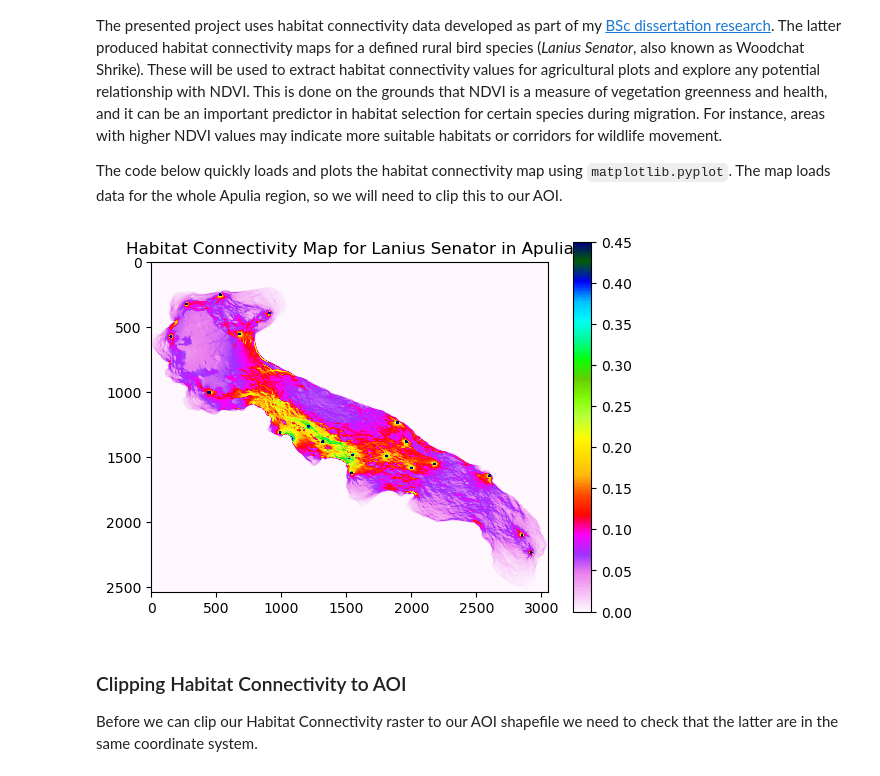
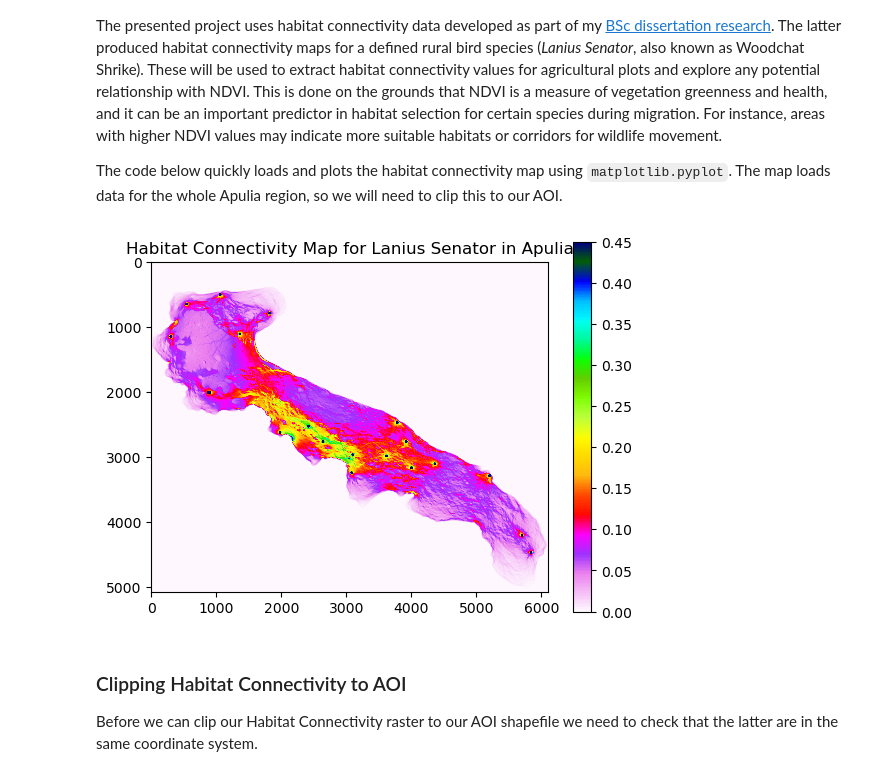
Before and after one commit to Mavisan6/Assignment, a Jupyter notebook: ScriptP3.ipynb, the cells around one changed output. Saved outputs shown, nothing was run; the diff lists cells and outputs as text; code cells hidden in the pictures.

```diff
--- a/ScriptP3.ipynb
+++ b/ScriptP3.ipynb
@@ -89,16 +122,16 @@ The presented project uses habitat connectivity data developed as part of my [BS
 
 The code below quickly loads and plots the habitat connectivity map using `matplotlib.pyplot`. The map loads data for the whole Apulia region, so we will need to clip this to our AOI.
 # %%
-hab_con_path="Data_files/habcon.tif"
+hab_con_path="Data_files/habmap.tif"
 with rio.open(hab_con_path) as src:
     hab_con_data = src.read()
 
 plt.imshow(hab_con_data[0], cmap='gist_ncar_r', vmin=0, vmax=0.45)
 plt.colorbar()
 plt.title('Habitat Connectivity Map for Lanius Senator in Apulia')
 plt.show()
 # %% [output]
-[figure, old version]
+[figure, new version]
 # %% [markdown]
 ### Clipping Habitat Connectivity to AOI
 
```
Also changed, not shown: parts of 9 cells of this notebook, 7 other files.
